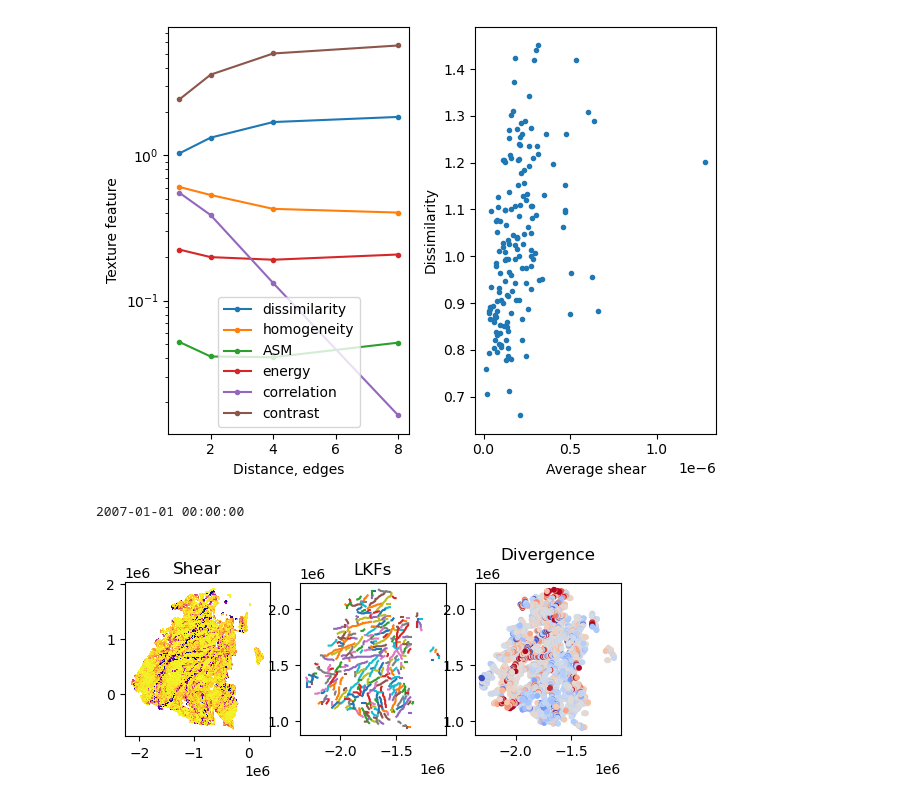
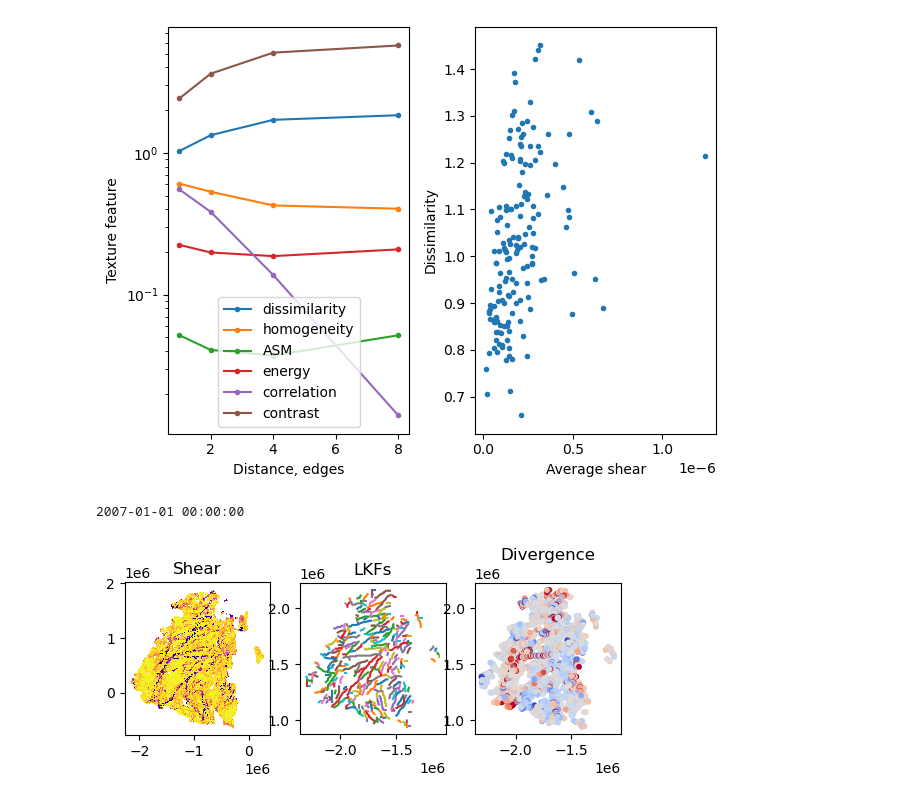
Before and after one commit to nansencenter/ice_deformation_analysis, a Jupyter notebook: tutorials/02_visualise_rgps_results.ipynb, the cells around one changed output. Saved outputs shown, nothing was run; the diff lists cells and outputs as text; code cells hidden in the pictures.

```diff
--- a/tutorials/02_visualise_rgps_results.ipynb
+++ b/tutorials/02_visualise_rgps_results.ipynb
@@ -9,7 +9,7 @@ from pysida.scripts.f_compute_texture import Runner as RunnerTextures
 from pysida.liblkf import Rasterizer
 from pysida.lib import filter_e1
 # %%
-pfile = '../rgps/csv/w07_may_pairs.npz'
+pfile = '../rgps/csv/w07_may_20070131_pairs.npz'
 date_begin = datetime(2007, 1, 1)
 date_end = datetime(2007, 1, 5)
 # %%
@@ -62,7 +62,7 @@ with np.load(afile, allow_pickle=True) as f:
 
 
 # index of an example pair with many deformation observations
-i = 4
+i = 44
 # example distance at which anisotropy is computed
 s = 6
 
@@ -121,6 +121,6 @@ plt.show()
 # %%
 # show content of texture features files
-tfile = '../../../rgps/csv/w07_may_texture.npz'
+tfile = '../rgps/csv/w07_may_20070131_texture.npz'
 with np.load(tfile, allow_pickle=True) as f:
     props = f['props']
 
@@ -152,40 +152,40 @@ axs[1].set_ylabel('Dissimilarity')
 plt.tight_layout()
 plt.show()
 # %% [output]
-[figure, old version]
+[figure, new version]
 # %%
 ra = Rasterizer()
 
-lfile  = '../rgps/csv/w07_may_lkfs.npz'
+lfile  = '../rgps/csv/w07_may_20070131_lkfs.npz'
 with np.load(lfile, allow_pickle=True) as f:
     lkfs_defs = f['lkfs_defs']
     lkf_dates = f['dates']
 
 lkfi = 0
 print(lkf_dates[lkfi])
 lkfs, defs = lkfs_defs[lkfi]
 
 fig, axs = plt.subplots(1, 3)
 
 for p, d in zip(pairs, defor):
     if date_begin <= p.d0 <= date_end:
         axs[0].tripcolor(p.x0, p.y0, p.t, d.e2 * 24 * 60 * 60, mask=~p.g, cmap='plasma_r', vmin=0, vmax=0.1)
 
 for (r,c), e1 in zip(lkfs, defs[0]):
     x = ra.x_grd[r, c]
     y = ra.y_grd[r, c]
     axs[1].plot(x, y, '-')
     axs[2].scatter(x, y, 10, e1, vmin=-0.04, vmax=0.04, cmap='coolwarm')
 
 
 for ax in axs:
     ax.set_aspect('equal')
 
 axs[0].set_title('Shear')
 axs[1].set_title('LKFs')
 axs[2].set_title('Divergence')
 plt.show()
 # %% [output]
 2007-01-01 00:00:00
-[figure, old version]
+[figure, new version]
 # %%
```
Also changed, not shown: parts of 6 cells of this notebook, 11 other files.
